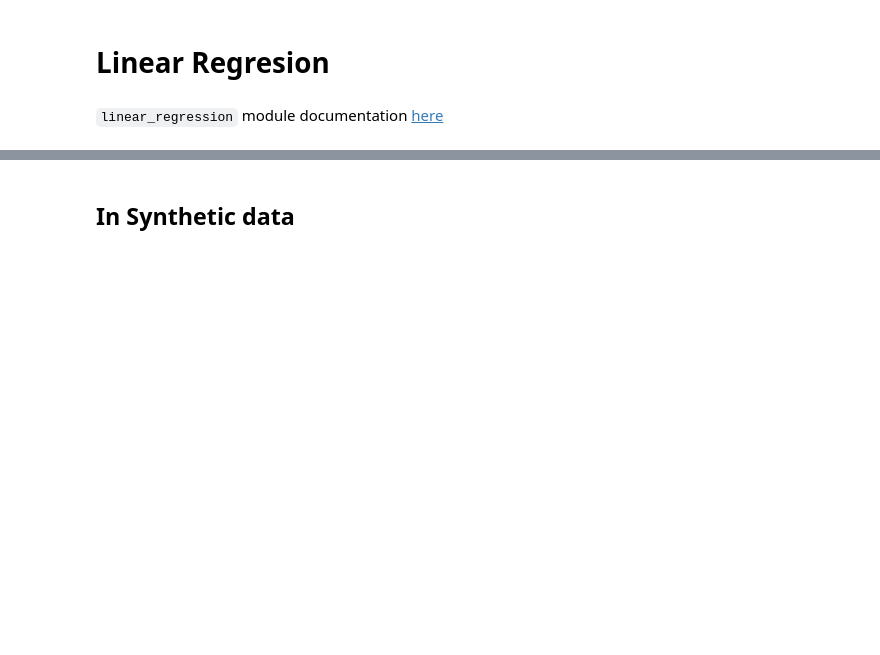
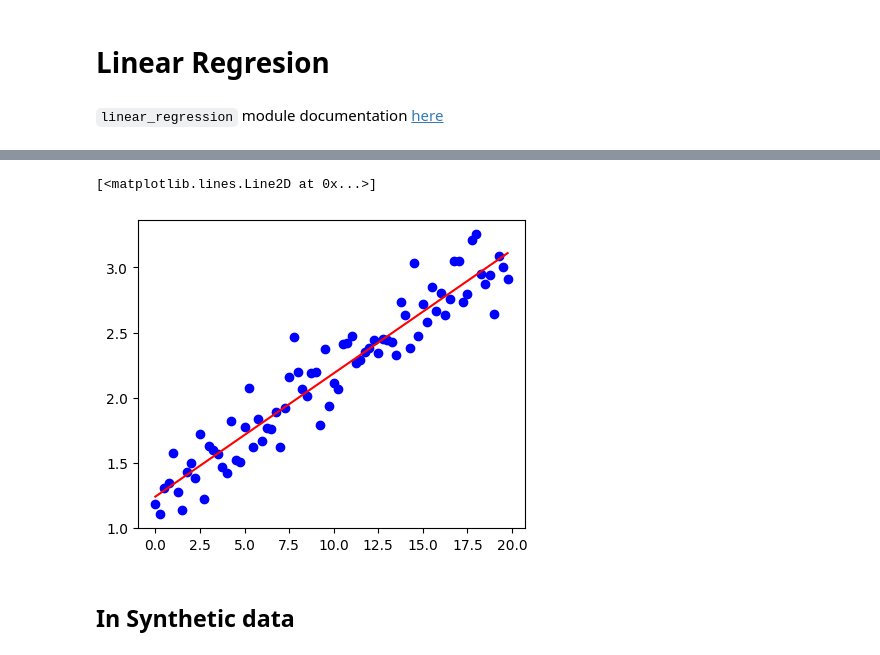
Before and after one commit to rubenfonnegra/machine_learning, a Jupyter notebook: Sem_03/Linear_Reg.ipynb, the cells around one changed output, grey strips where cells are left out. Drawn from its saved outputs; the diff is of its cells as text; code cells hidden in the pictures; blank space fills up the shorter version.

```diff
--- a/Sem_03/Linear_Reg.ipynb
+++ b/Sem_03/Linear_Reg.ipynb
@@ -37,11 +51,14 @@ print (prediction)
 # %%
 # Predict x values
-predictions = linear_regression.predict( _ )
+predictions = linear_regression.predict( x.reshape(-1,1) )
 
 # Draw real samples (blue) and predictions (red)
-_, ax = plt.subplots (figsize = ( _ , _ ))
-ax.scatter( _ , _ , color = 'blue')
-ax.plot ( _ , _ , color = 'red')
+_, ax = plt.subplots (figsize = ( 5 , 4 ))
+ax.scatter( x , y , color = 'blue')
+ax.plot ( x , predictions , color = 'red')
+# %% [output]
+[<matplotlib.lines.Line2D at 0x...>]
+[figure, added]
 # %% [markdown]
 ## In Synthetic data
 # %%
```
Also changed, not shown: parts of 10 cells of this notebook, 2 other files.
